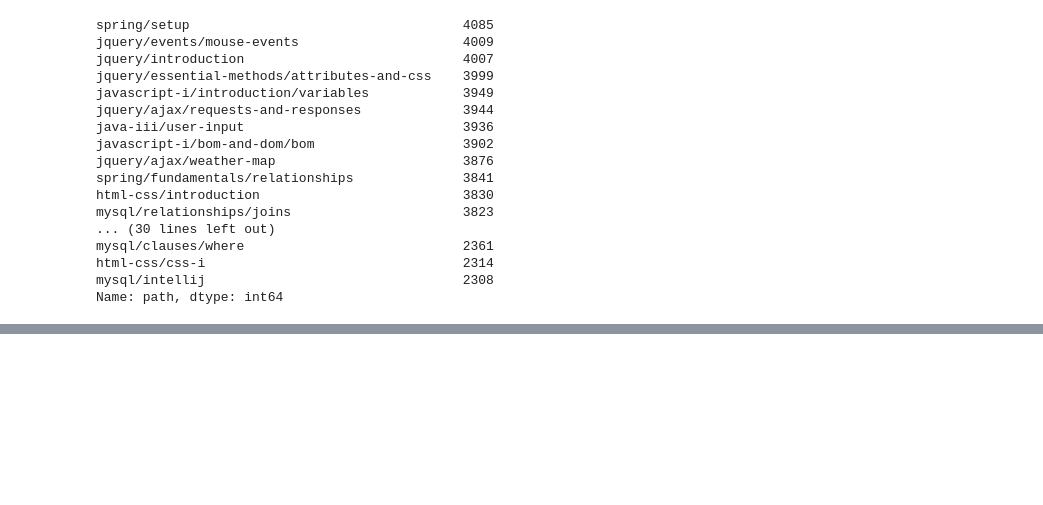
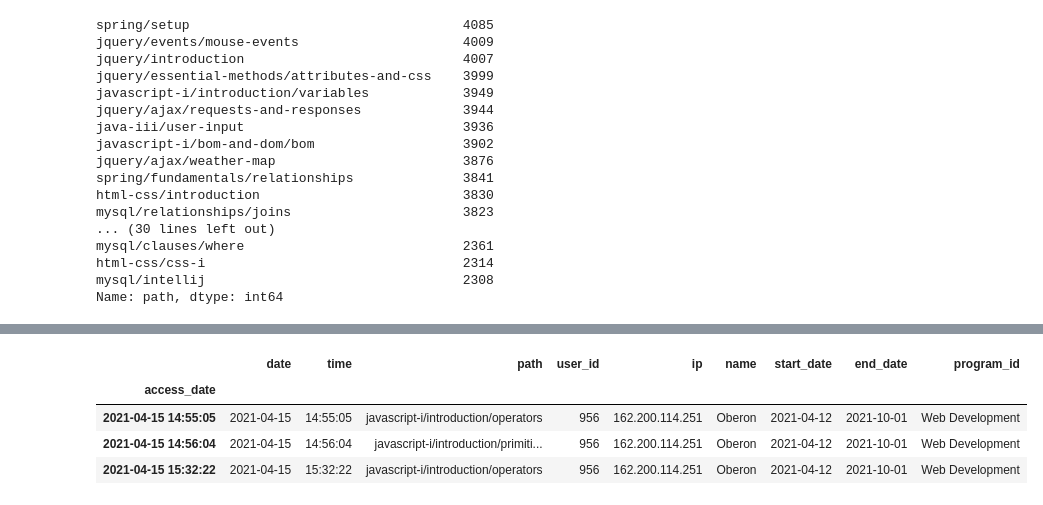
Before and after one commit to miller-cerna-laskowski-morris-eyring/anomaly-group-project, a Jupyter notebook: Eyring-notebook.ipynb, the cells around one changed output, grey strips where cells are left out. Drawn from its saved outputs; the diff is of its cells as text; code cells hidden in the pictures; blank space fills up the shorter version.

Commit message:
finished looking at students with less than 5 access times

```diff
--- a/Eyring-notebook.ipynb
+++ b/Eyring-notebook.ipynb
@@ -506,0 +507,9 @@ df[df.user_id == 399]
+# %%
+#user 956: looks like a student that my have dropped out
+df[df.user_id == 956]
+# %% [output]
+|  | date | time | path | user_id | ip | name | start_date | end_date | program_id |
+| access_date |  |  |  |  |  |  |  |  |  |
+| 2021-04-15 14:55:05 | 2021-04-15 | 14:55:05 | javascript-i/introduction/operators | 956 | 162.200.114.251 | Oberon | 2021-04-12 | 2021-10-01 | Web Development |
+| 2021-04-15 14:56:04 | 2021-04-15 | 14:56:04 | javascript-i/introduction/primiti... | 956 | 162.200.114.251 | Oberon | 2021-04-12 | 2021-10-01 | Web Development |
+| 2021-04-15 15:32:22 | 2021-04-15 | 15:32:22 | javascript-i/introduction/operators | 956 | 162.200.114.251 | Oberon | 2021-04-12 | 2021-10-01 | Web Development |
```
Also changed, not shown: parts of 41 cells of this notebook.
